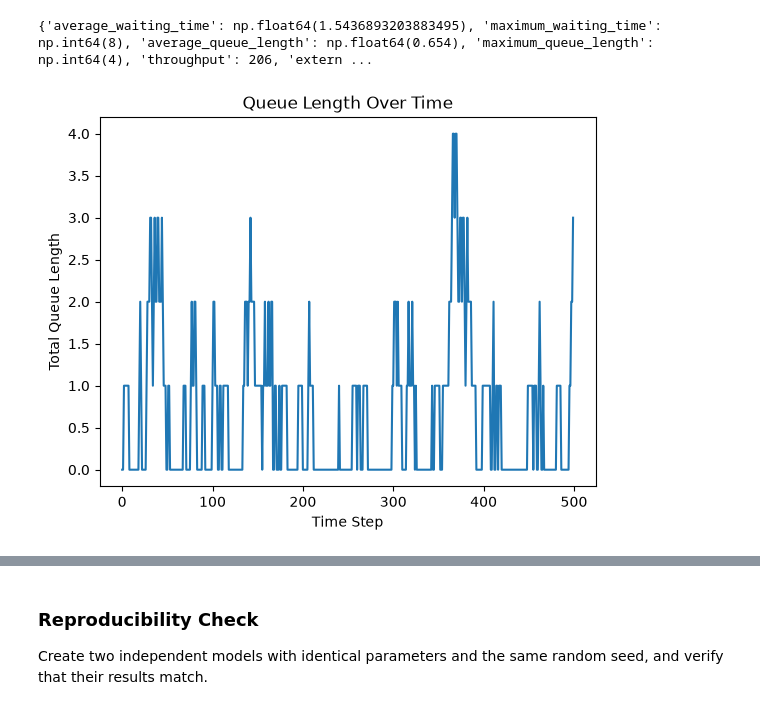
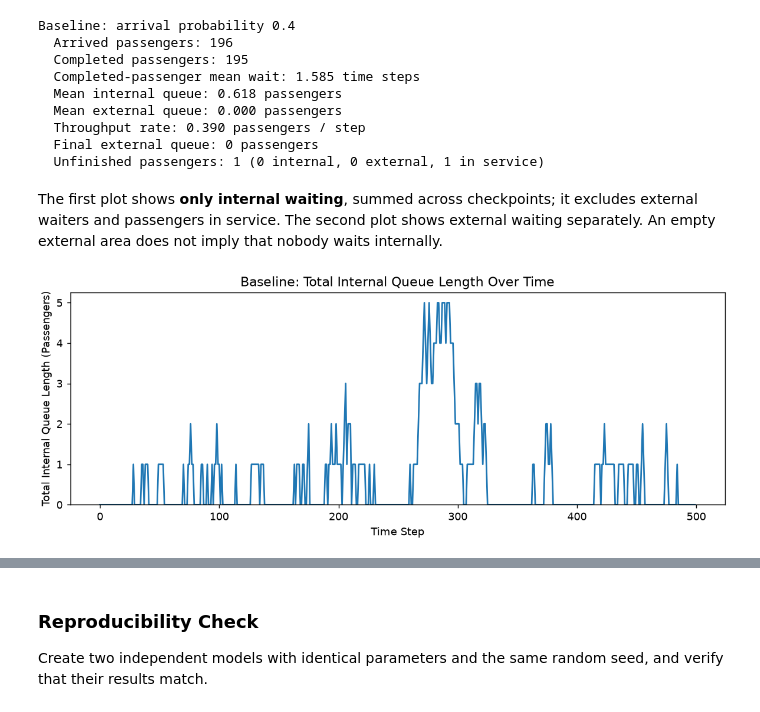
Before and after one commit to xAmyyang/4403Computational-Modelling, a Jupyter notebook: notebooks/airport_security_model.ipynb, the cells around one changed output, grey strips where cells are left out. Saved outputs shown, nothing was run; the diff lists cells and outputs as text; code cells hidden in the pictures.

```diff
--- a/notebooks/airport_security_model.ipynb
+++ b/notebooks/airport_security_model.ipynb
@@ -20,24 +91,36 @@ model = AirportSecurityModel(
     queue_capacity=10,
     num_checkpoints=2,
     processing_time=4,
-    simulation_steps=500
+    simulation_steps=500,
+    processing_time_variation=0,
+    seed=42,
 )
 
 model.run()
 
-results = model.get_results()
-
-print(results)
+baseline_summary = summarize_demo(model, "Baseline: arrival probability 0.4")
 # %% [output]
-{'average_waiting_time': np.float64(1.5436893203883495), 'maximum_waiting_time': np.int64(8), 'average_queue_length': np.float64(0.654), 'maximum_queue_length': np.int64(4), 'throughput': 206, 'extern ...
+Baseline: arrival probability 0.4
+  Arrived passengers: 196
+  Completed passengers: 195
+  Completed-passenger mean wait: 1.585 time steps
+  Mean internal queue: 0.618 passengers
+  Mean external queue: 0.000 passengers
+  Throughput rate: 0.390 passengers / step
+  Final external queue: 0 passengers
+  Unfinished passengers: 1 (0 internal, 0 external, 1 in service)
+# %% [markdown]
+The first plot shows **only internal waiting**, summed across checkpoints; it excludes external waiters and passengers in service. The second plot shows external waiting separately. An empty external area does not imply that nobody waits internally.
 # %%
+plt.figure(figsize=(9, 3.5), layout="constrained")
 plt.plot(model.queue_length_history)
+plt.ylim(bottom=0)
 
 plt.xlabel("Time Step")
-plt.ylabel("Total Queue Length")
-plt.title("Queue Length Over Time")
+plt.ylabel("Total Internal Queue Length (Passengers)")
+plt.title("Baseline: Total Internal Queue Length Over Time")
 
 plt.show()
 # %% [output]
-[figure, old version]
+[figure, new version]
 # %%
```
Also changed, not shown: parts of 13 cells of this notebook.
